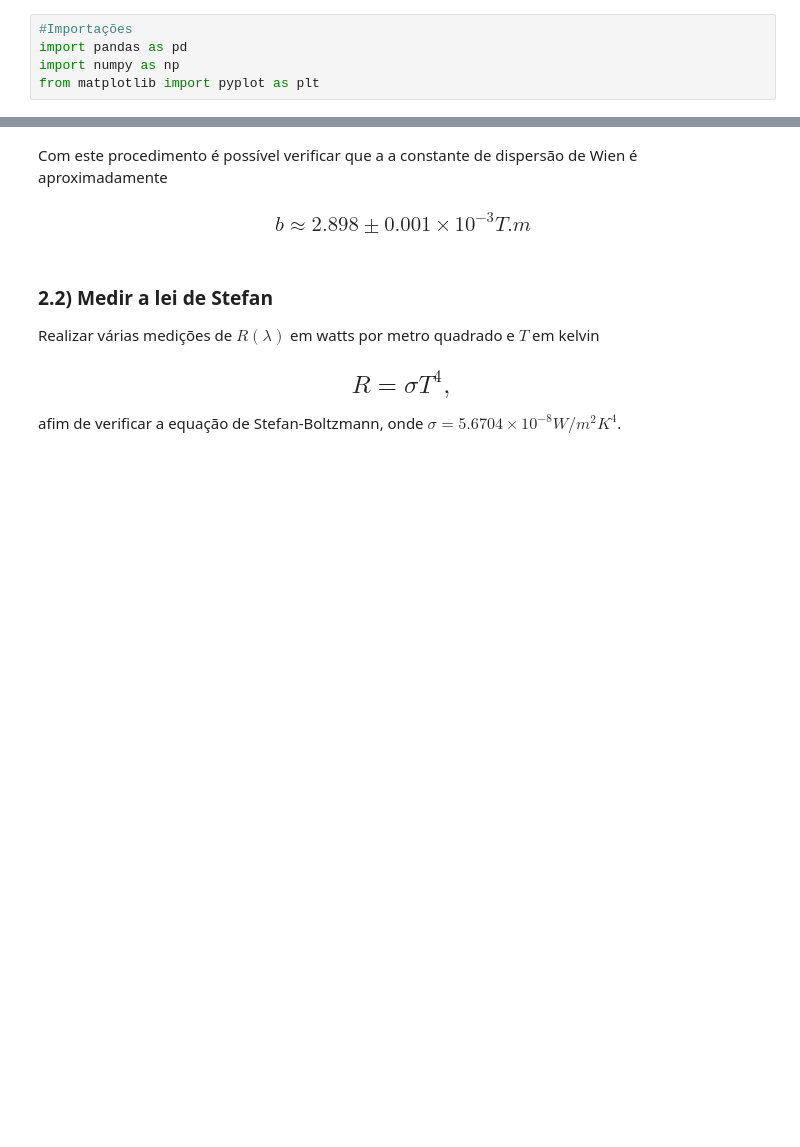
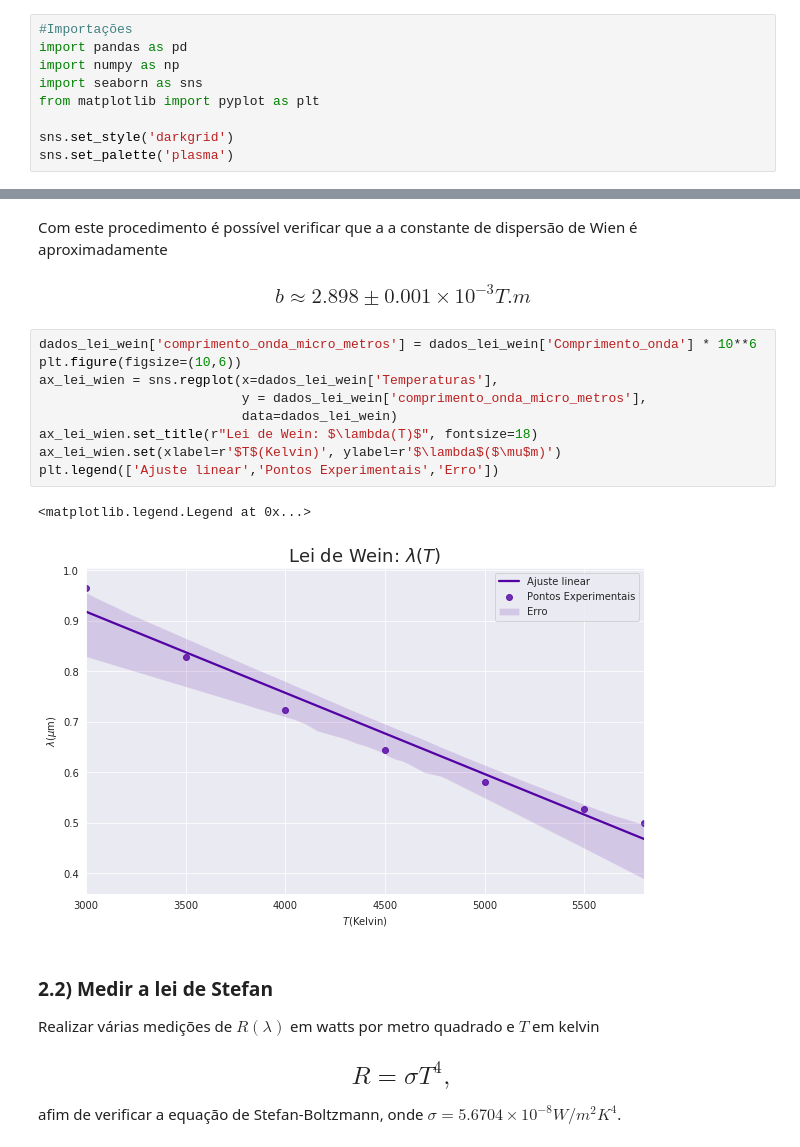
Before and after one commit to ConradBitt/LaboratorioFisicaModerna, a Jupyter notebook: Laboratório de Física Moderna.ipynb, the cells around one changed output, grey strips where cells are left out. Cells and saved outputs as stored; diff of their text form; blank space fills up the shorter version.

```diff
--- a/Laboratório de Física Moderna.ipynb
+++ b/Laboratório de Física Moderna.ipynb
@@ -75,7 +75,11 @@ afim de analisar a constante de dispersão de Wien: $b = 2.8977685\times10^{-3}m
 #Importações
 import pandas as pd
 import numpy as np
+import seaborn as sns
 from matplotlib import pyplot as plt
+
+sns.set_style('darkgrid')
+sns.set_palette('plasma')
 # %% [markdown]
 #### Tabela Lei de Wein: Temperaturas e Comprimento de Onda Máximo
 # %%
@@ -122,6 +127,18 @@ Name: b, dtype: float64
 # %% [markdown]
 Com este procedimento é possível verificar que a a constante de dispersão de Wien é aproximadamente
 ### $$ b \approx 2.898\pm0.001\times10^{-3}T.m$$
+# %%
+dados_lei_wein['comprimento_onda_micro_metros'] = dados_lei_wein['Comprimento_onda'] * 10**6
+plt.figure(figsize=(10,6))
+ax_lei_wien = sns.regplot(x=dados_lei_wein['Temperaturas'],
+                          y = dados_lei_wein['comprimento_onda_micro_metros'],
+                          data=dados_lei_wein)
+ax_lei_wien.set_title(r"Lei de Wein: $\lambda(T)$", fontsize=18)
+ax_lei_wien.set(xlabel=r'$T$(Kelvin)', ylabel=r'$\lambda$($\mu$m)')
+plt.legend(['Ajuste linear','Pontos Experimentais','Erro'])
+# %% [output]
+<matplotlib.legend.Legend at 0x...>
+[figure, added]
 # %% [markdown]
 ### 2.2) Medir a lei de Stefan
 
```
Also changed, not shown: parts of 4 cells of this notebook.
